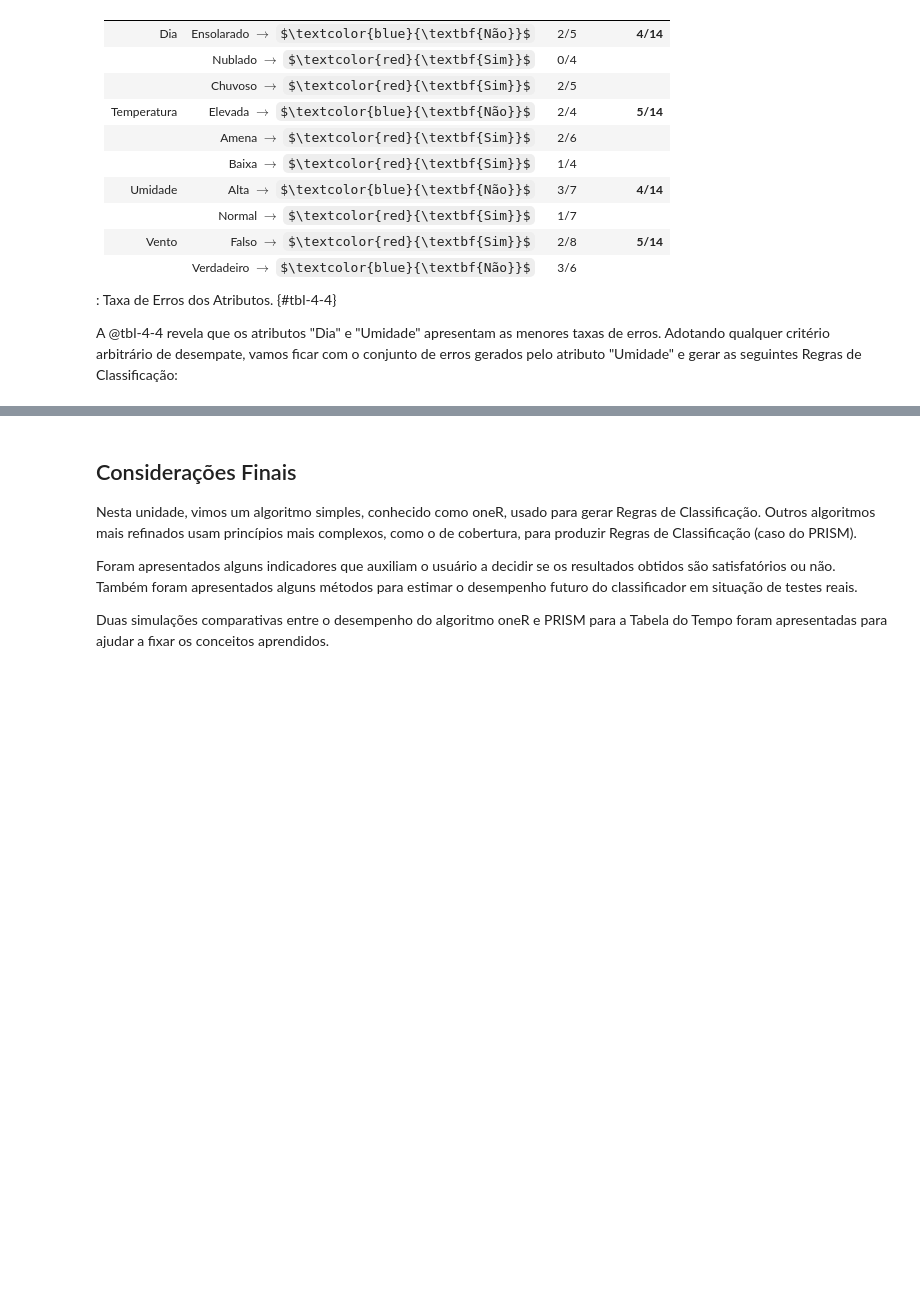
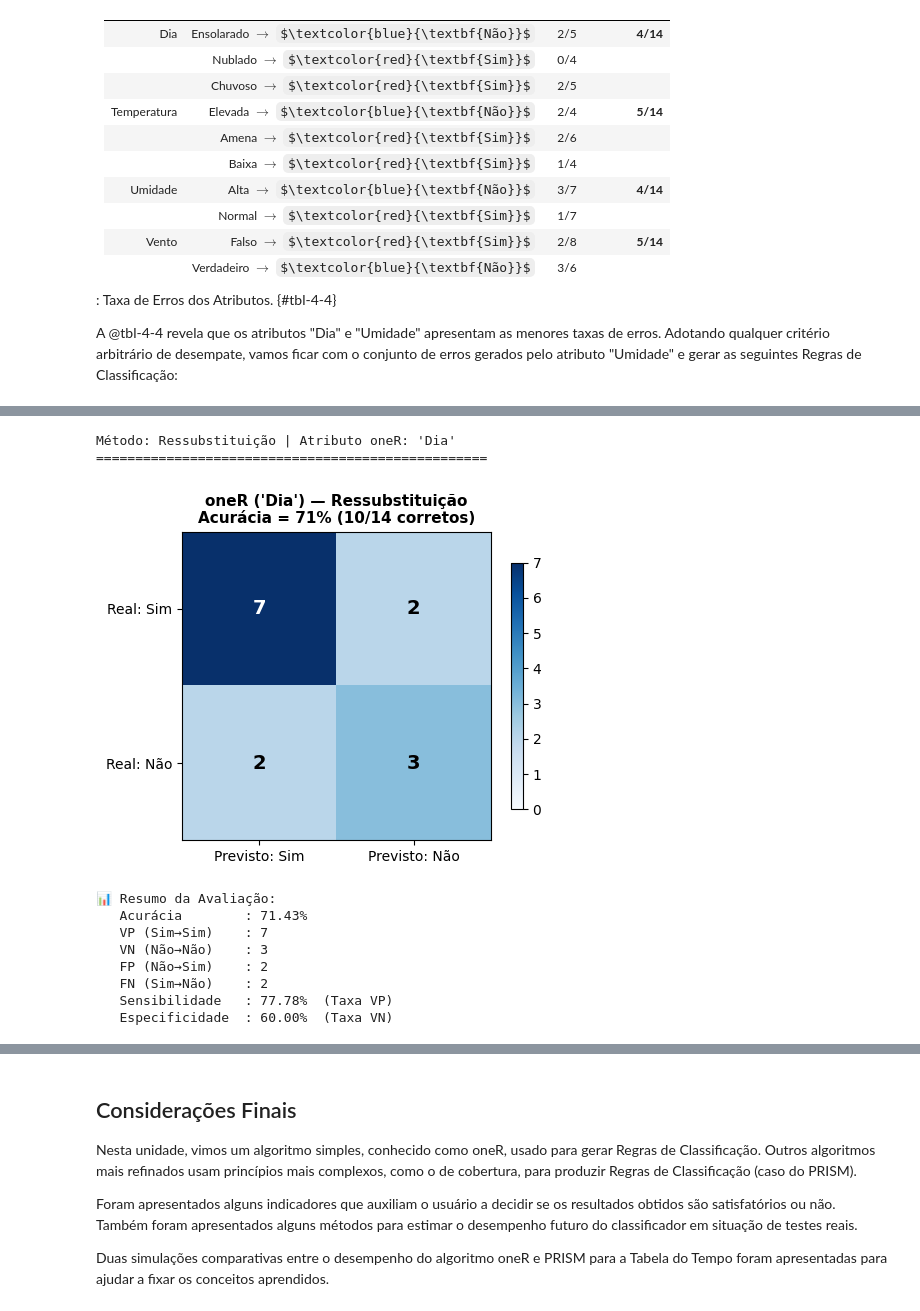
Before and after one commit to fzampirolli/si-md2, a Jupyter notebook: si-md2/cap04/cap04.ipynb, the cells around one changed output, grey strips where cells are left out. Saved outputs shown, nothing was run; the diff lists cells and outputs as text; code cells hidden in the pictures; some formulas as TeX source; blank space fills up the shorter version.

```diff
--- a/si-md2/cap04/cap04.ipynb
+++ b/si-md2/cap04/cap04.ipynb
@@ -588,0 +758,64 @@ Nesta série de simulações, o algoritmo *PRISM* produziu um classificador com
+# %%
+#| quarto-raw: false
+#| label: fig-4-pratica2
+#| fig-cap: "Matriz de Confusão — oneR com Método *'Use Training Set'* (Tabela do Tempo)."
+#| echo: true
+#| output: true
+
+# Função reutilizável para plotar Matriz de Confusão
+def plotar_matriz(reais, predicoes, classes, titulo="Matriz de Confusão"):
+    """Plota a Matriz de Confusão e imprime as métricas de avaliação."""
+    mat = confusion_matrix(reais, predicoes, labels=classes)
+    ac = accuracy_score(reais, predicoes)
+    n = len(reais)
+
+    fig, ax = plt.subplots(figsize=(5, 4))
+    im = ax.imshow(mat, cmap="Blues", vmin=0, vmax=mat.max())
+    for i in range(len(classes)):
+        for j in range(len(classes)):
+            cor = "white" if mat[i, j] > mat.max() / 2 else "black"
+            ax.text(j, i, str(mat[i, j]), ha="center", va="center",
+                    fontsize=14, fontweight="bold", color=cor)
+    ax.set_xticks(range(len(classes)))
+    ax.set_yticks(range(len(classes)))
+    ax.set_xticklabels([f"Previsto: {c}" for c in classes], fontsize=10)
+    ax.set_yticklabels([f"Real: {c}" for c in classes], fontsize=10)
+    ax.set_title(f"{titulo}\nAcurácia = {ac:.0%} ({int(ac*n)}/{n} corretos)",
+                 fontsize=11, fontweight="bold")
+    plt.colorbar(im, ax=ax, shrink=0.8)
+    plt.tight_layout()
+    plt.show()
+
+    vp = mat[0, 0]; fn = mat[0, 1]; fp = mat[1, 0]; vn = mat[1, 1]
+    print(f"\n📊 Resumo da Avaliação:")
+    print(f"   Acurácia        : {ac:.2%}")
+    print(f"   VP (Sim→Sim)    : {vp}")
+    print(f"   VN (Não→Não)    : {vn}")
+    print(f"   FP (Não→Sim)    : {fp}")
+    print(f"   FN (Sim→Não)    : {fn}")
+    if (vp + fn) > 0:
+        print(f"   Sensibilidade   : {vp/(vp+fn):.2%}  (Taxa VP)")
+    if (vn + fp) > 0:
+        print(f"   Especificidade  : {vn/(vn+fp):.2%}  (Taxa VN)")
+
+# Classificar todos os 14 exemplos com o oneR treinado no conjunto completo
+classes_ord = ["Sim", "Não"]
+reais      = df_tempo[CLASSE].tolist()
+predicoes  = df_tempo[melhor_attr].map(melhor_regras).tolist()
+
+print(f"Método: Ressubstituição | Atributo oneR: '{melhor_attr}'")
+print("=" * 50)
+plotar_matriz(reais, predicoes, classes_ord,
+              titulo=f"oneR ('{melhor_attr}') — Ressubstituição")
+# %% [output]
+Método: Ressubstituição | Atributo oneR: 'Dia'
+==================================================
+[figure, added]
+📊 Resumo da Avaliação:
+   Acurácia        : 71.43%
+   VP (Sim→Sim)    : 7
+   VN (Não→Não)    : 3
+   FP (Não→Sim)    : 2
+   FN (Sim→Não)    : 2
+   Sensibilidade   : 77.78%  (Taxa VP)
+   Especificidade  : 60.00%  (Taxa VN)
```
Also changed, not shown: parts of 30 cells of this notebook, 14 other files.
